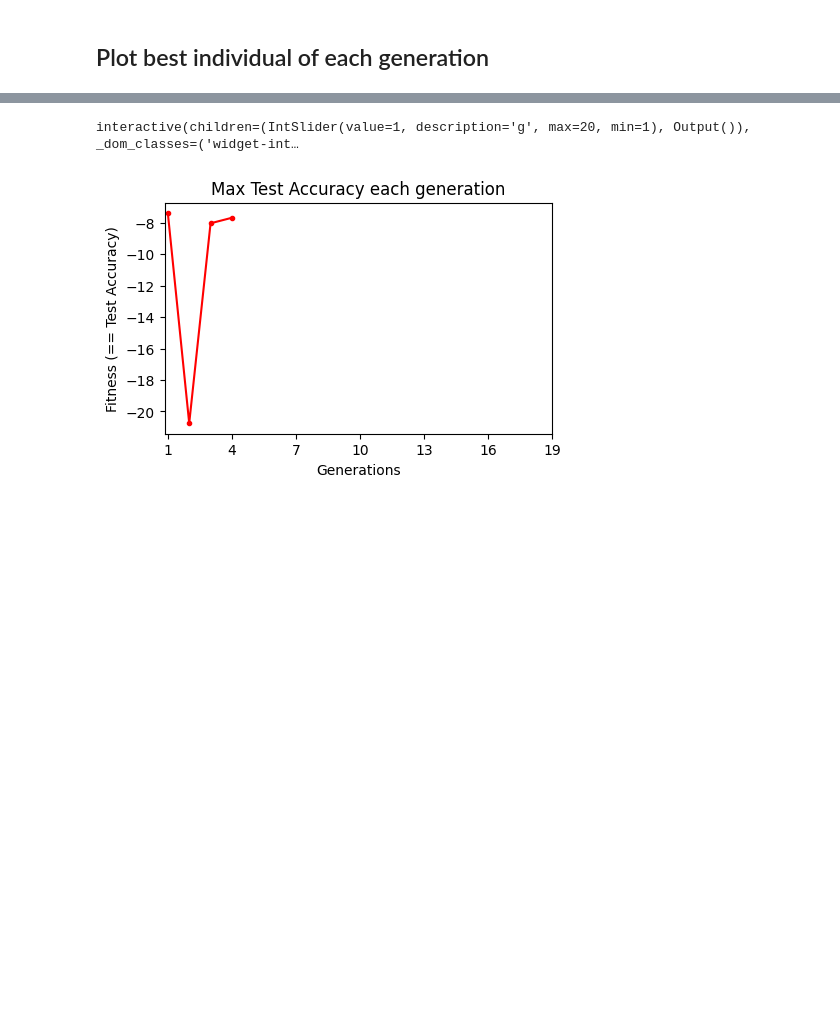
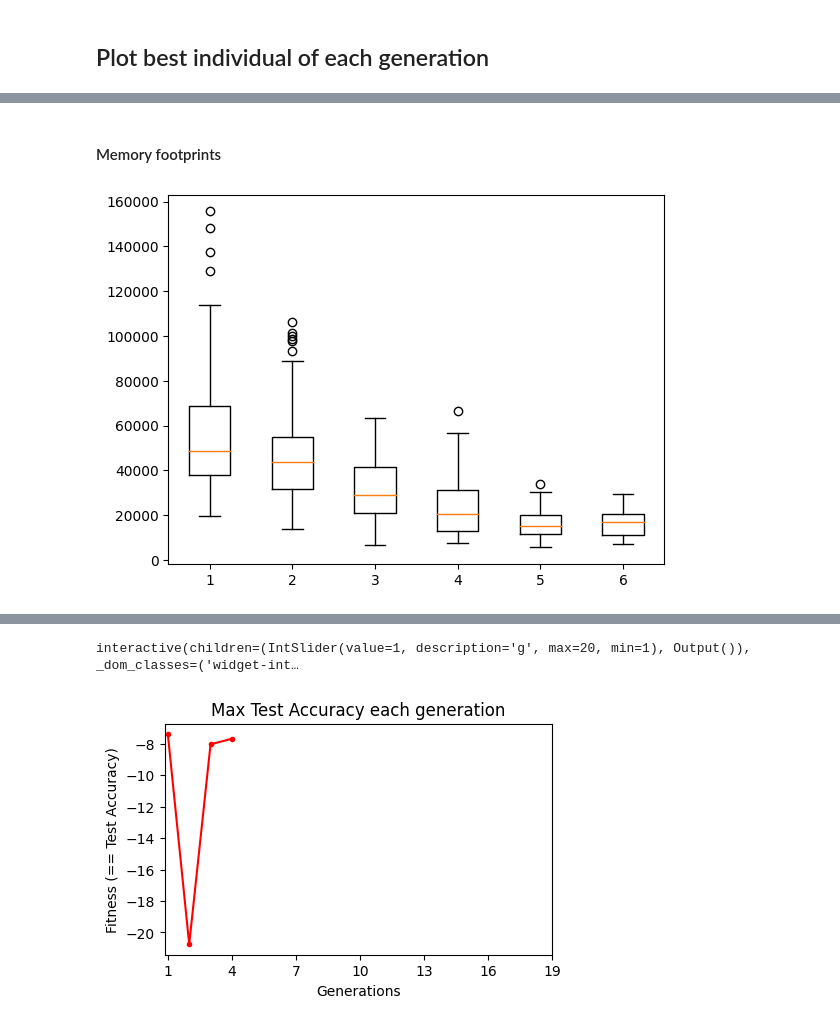
Before and after one commit to ankilab/EdgeVolution, a Jupyter notebook: plot-results.ipynb, the cells around one changed output, grey strips where cells are left out. Cells and saved outputs as stored; diff of their text form; code cells hidden in the pictures; blank space fills up the shorter version.

```diff
--- a/plot-results.ipynb
+++ b/plot-results.ipynb
@@ -83,0 +172,8 @@ for idx, row in best_individuals.iterrows():
+# %% [markdown]
+#### Memory footprints
+# %%
+memory_footprint_tflite = get_objective_values(path, "memory_footprint_tflite")
+plt.boxplot(memory_footprint_tflite)
+plt.show()
+# %% [output]
+[figure, added]
```
Also changed, not shown: parts of 19 cells of this notebook, 14 other files.
